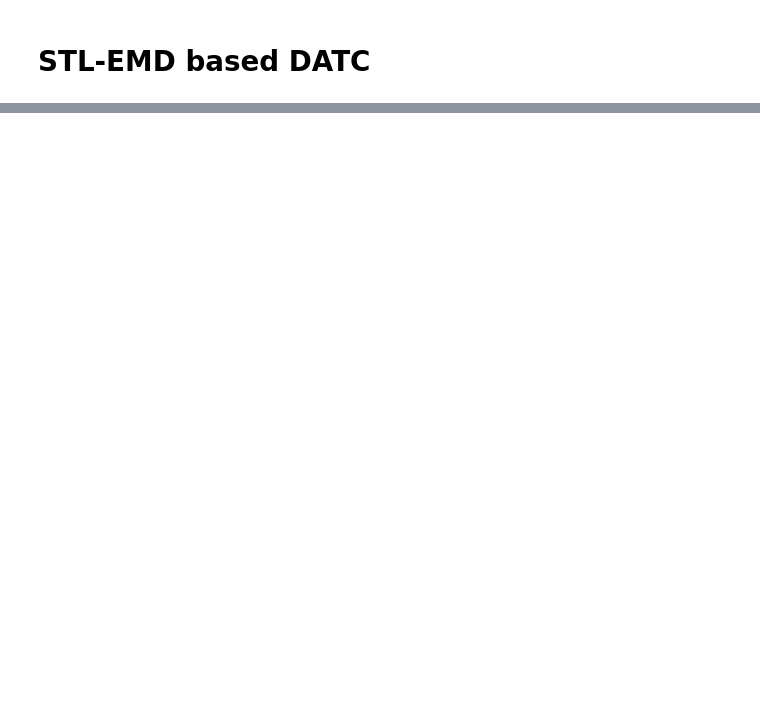
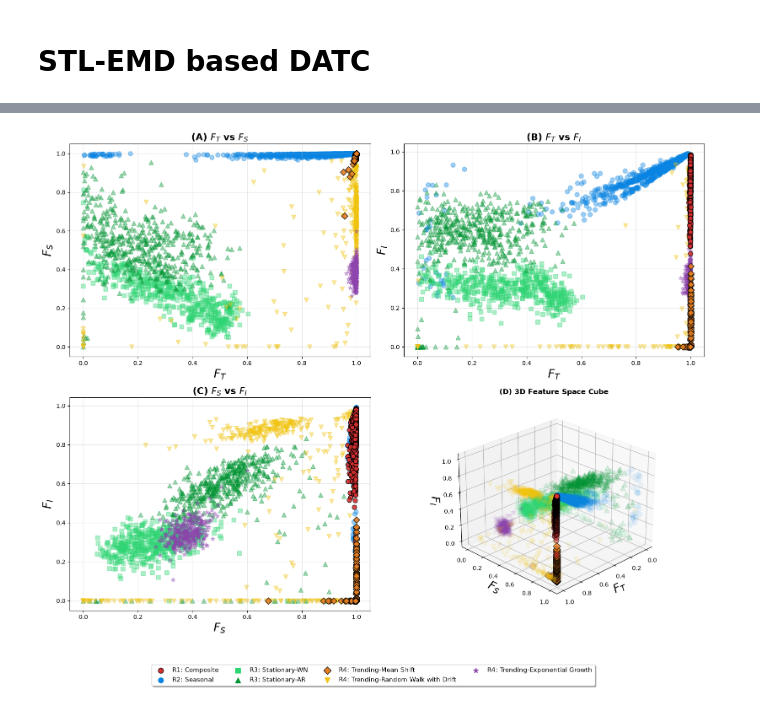
Before and after one commit to wayne0831/TSFM_Ops, a Jupyter notebook: src/temp/DATC_STL_EMD.ipynb, the cells around one changed output, grey strips where cells are left out. Cells and saved outputs as stored; diff of their text form; code cells hidden in the pictures; blank space fills up the shorter version.

```diff
--- a/src/temp/DATC_STL_EMD.ipynb
+++ b/src/temp/DATC_STL_EMD.ipynb
@@ -500,0 +677,75 @@ df_exp_results.to_csv('../../results/temp/0706_Per1000_Len500_StlEmd_synthetic_d
+# %%
+import matplotlib.pyplot as plt
+import matplotlib.gridspec as gridspec
+from mpl_toolkits.mplot3d import Axes3D
+
+# 타겟 패턴 정의 (강조할 그룹)
+target_patterns = ['Composite', 'Trending_MeanShift']
+
+def get_style(pattern_label):
+    # 타겟은 선명하게, 나머지는 투명하게(0.05) 설정
+    if pattern_label in target_patterns:
+        return {'alpha': 0.9, 'edgecolors': 'k', 'zorder': 10}
+    else:
+        return {'alpha': 0.4, 'edgecolors': None, 'zorder': 1}
+
+fig = plt.figure(figsize=(16, 14))
+gs = gridspec.GridSpec(2, 2)
+
+# 각 서브플롯 정보 정의 (순서: 2D 3개 -> 3D 1개)
+plot_specs = [
+    (gs[0, 0], 'F_T', 'F_S', '(A) $F_T$ vs $F_S$'),
+    (gs[0, 1], 'F_T', 'F_I', '(B) $F_T$ vs $F_I$'),
+    (gs[1, 0], 'F_S', 'F_I', '(C) $F_S$ vs $F_I$')
+]
+
+# 1. 2D 서브플롯 생성
+for pos, x_col, y_col, title in plot_specs:
+    ax = fig.add_subplot(pos)
+    for pattern_label in existing_patterns:
+        group = df_exp_results[df_exp_results['Pattern'] == pattern_label]
+        config = pattern_configs.get(pattern_label, {'color': '#7f8c8d', 'marker': 'x'})
+        style = get_style(pattern_label)
+
+        ax.scatter(group[x_col], group[y_col], color=config['color'],
+                   marker=config['marker'], alpha=style['alpha'],
+                   edgecolors=style['edgecolors'], s=60, zorder=style['zorder'])
+
+    #ax.set_xlabel(x_col.replace('_', ' '), fontsize=11, fontweight='bold')
+    #ax.set_ylabel(y_col.replace('_', ' '), fontsize=11, fontweight='bold')
+    ax.set_xlabel(f'${x_col}$', fontsize=20, fontweight='bold')
+    ax.set_ylabel(f'${y_col}$', fontsize=20, fontweight='bold')
+    ax.set_title(title, fontsize=16, fontweight='bold')
+    ax.grid(True, alpha=0.3)
+
+# 2. 3D 서브플롯 생성
+ax_3d = fig.add_subplot(gs[1, 1], projection='3d')
+for pattern_label in existing_patterns:
+    group = df_exp_results[df_exp_results['Pattern'] == pattern_label]
+    config = pattern_configs.get(pattern_label, {'color': '#7f8c8d', 'marker': 'x'})
+    style = get_style(pattern_label)
+
+    # 3D 스캐터 플롯 (라벨을 위해 플롯 시도)
+    ax_3d.scatter(group['F_T'], group['F_S'], group['F_I'],
+                  color=config['color'], marker=config['marker'],
+                  label=config['label'], alpha=style['alpha'],
+                  edgecolors=style['edgecolors'], s=80, zorder=style['zorder'])
+
+ax_3d.set_xlabel('$F_T$', fontsize=20, fontweight='bold')
+ax_3d.set_ylabel('$F_S$', fontsize=20, fontweight='bold')
+ax_3d.set_zlabel('$F_I$', fontsize=20, fontweight='bold')
+ax_3d.set_title('(D) 3D Feature Space Cube', fontsize=12, fontweight='bold')
+ax_3d.view_init(elev=25, azim=45)
+
+# 3. 범례 설정 (범례 아이콘의 투명도를 강제로 1.0으로 고정)
+handles, labels = ax_3d.get_legend_handles_labels()
+legend = fig.legend(handles, labels, loc='lower center', ncol=4, fontsize=11,
+                    frameon=True, shadow=True)
+
+for lh in legend.legend_handles:
+    lh.set_alpha(1.0)
+
+plt.tight_layout(rect=[0, 0.08, 1, 0.95])
+plt.show()
+# %% [output]
+[figure, added]
```
Also changed, not shown: parts of 15 cells of this notebook, 1 other file.
